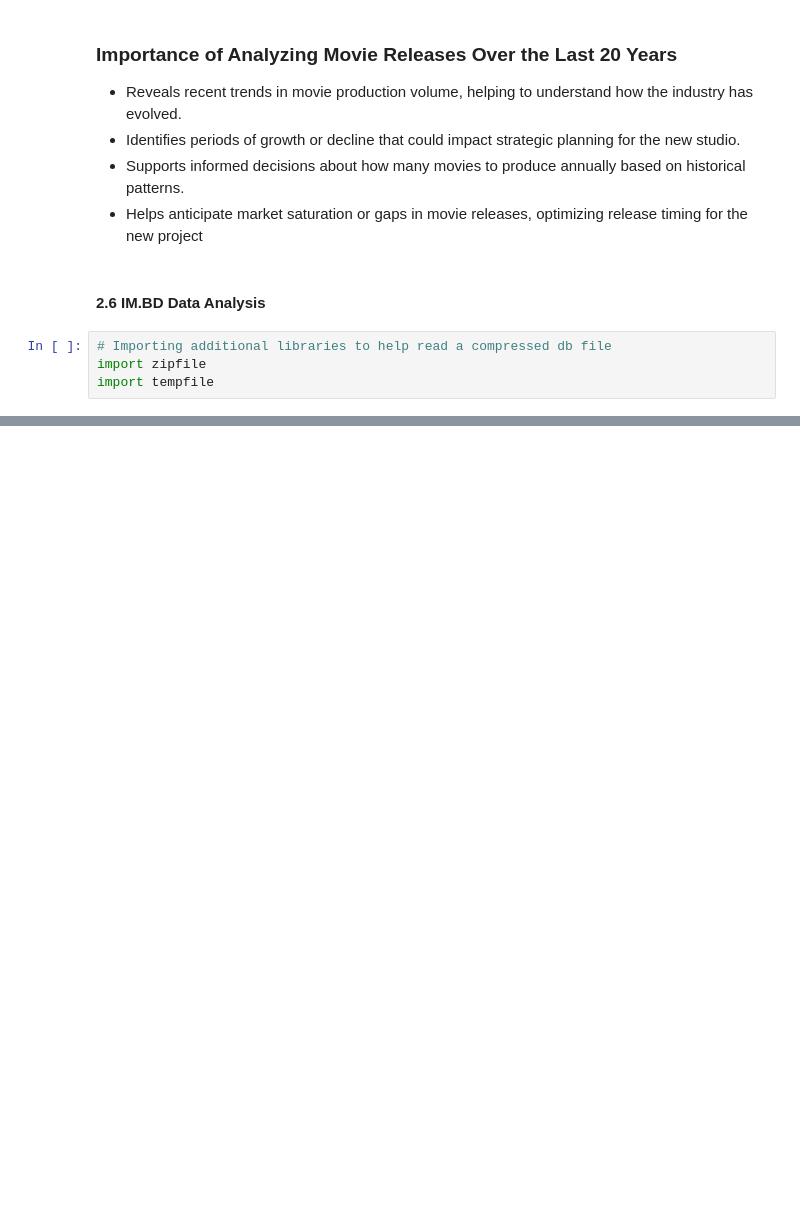
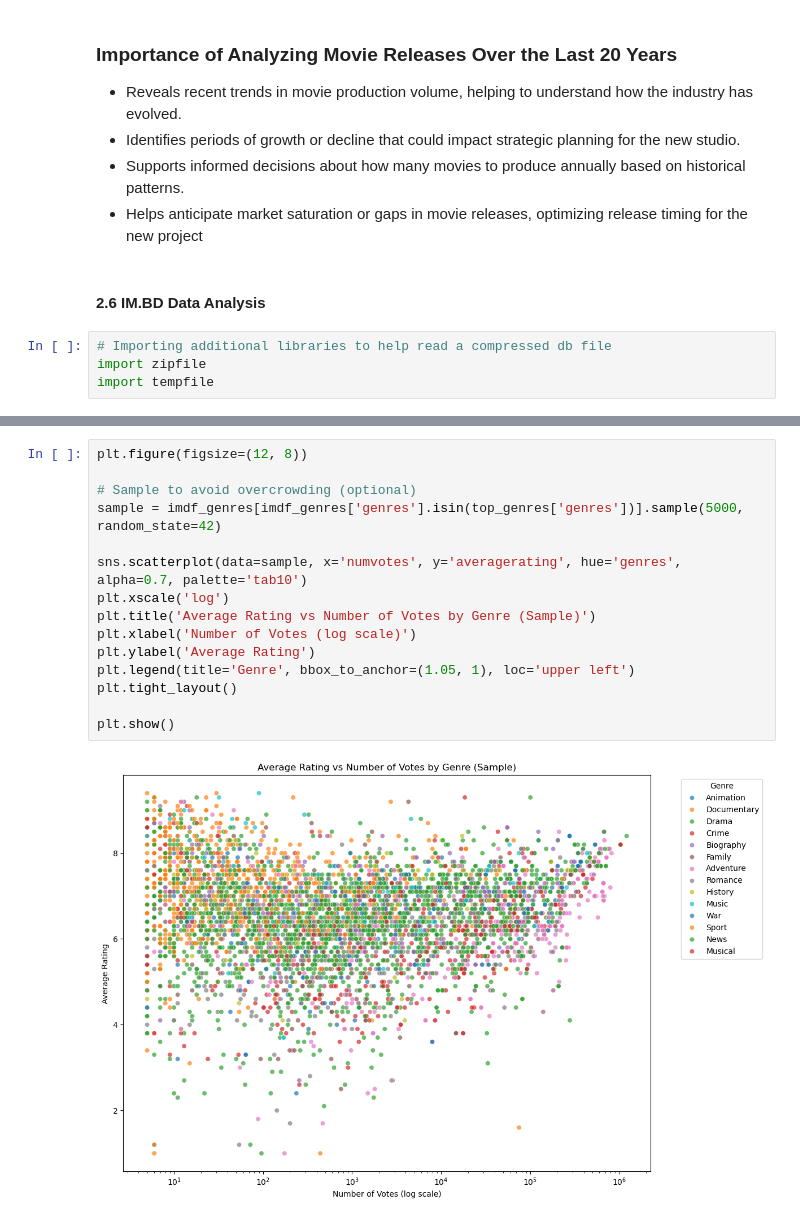
Before and after one commit to MTirop/Group3-End-of-Phase2-Project, a Jupyter notebook: notebooks/lydiah.ipynb, the cells around one changed output, grey strips where cells are left out. Drawn from its saved outputs; the diff is of its cells as text; blank space fills up the shorter version.

```diff
--- a/notebooks/lydiah.ipynb
+++ b/notebooks/lydiah.ipynb
@@ -856,0 +1156,17 @@ df
+# %%
+plt.figure(figsize=(12, 8))
+
+# Sample to avoid overcrowding (optional)
+sample = imdf_genres[imdf_genres['genres'].isin(top_genres['genres'])].sample(5000, random_state=42)
+
+sns.scatterplot(data=sample, x='numvotes', y='averagerating', hue='genres', alpha=0.7, palette='tab10')
+plt.xscale('log')
+plt.title('Average Rating vs Number of Votes by Genre (Sample)')
+plt.xlabel('Number of Votes (log scale)')
+plt.ylabel('Average Rating')
+plt.legend(title='Genre', bbox_to_anchor=(1.05, 1), loc='upper left')
+plt.tight_layout()
+
+plt.show()
+# %% [output]
+[figure, added]
```
Also changed, not shown: parts of 24 cells of this notebook.
